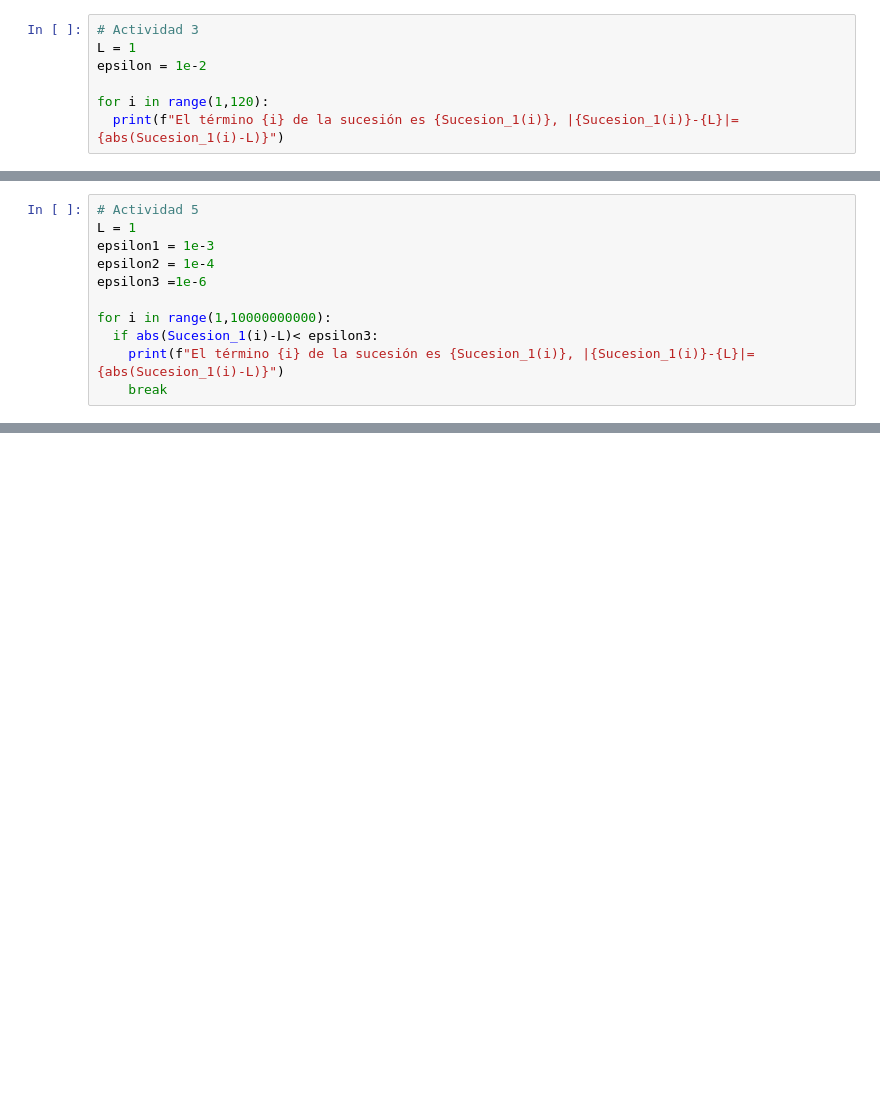
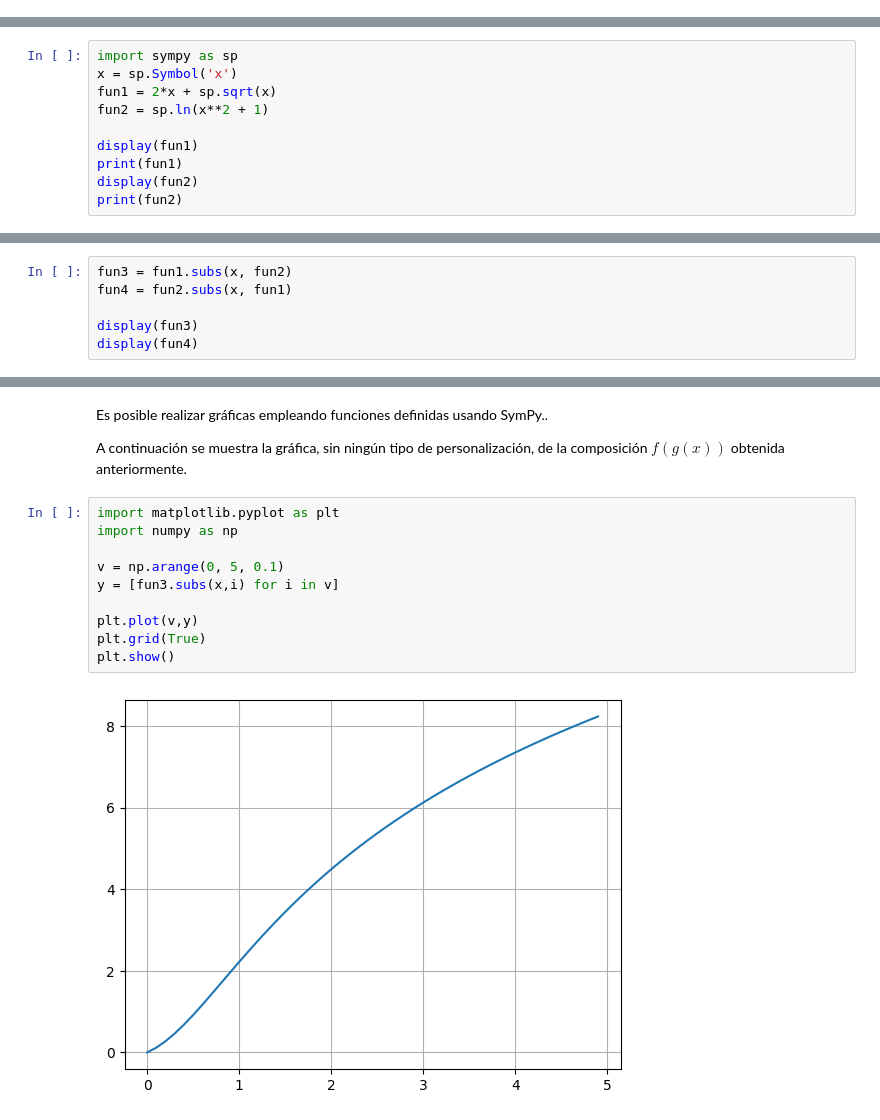
Before and after one commit to matquim/Practicas-Calculo-I, a Jupyter notebook: u2p2.ipynb, the cells around one changed output, grey strips where cells are left out. Drawn from its saved outputs; the diff is of its cells as text; blank space fills up the shorter version.

```diff
--- a/u2p2.ipynb
+++ b/u2p2.ipynb
@@ -169,7 +0,0 @@ scatter(n, Sn)
-# %%
-# Actividad 3
-L = 1
-epsilon = 1e-2
-
-for i in range(1,120):
-  print(f"El término {i} de la sucesión es {Sucesion_1(i)}, |{Sucesion_1(i)}-{L}|={abs(Sucesion_1(i)-L)}")
@@ -185,11 +0,0 @@ for i in range(1,120):
-# %%
-# Actividad 5
-L = 1
-epsilon1 = 1e-3
-epsilon2 = 1e-4
-epsilon3 =1e-6
-
-for i in range(1,10000000000):
-  if abs(Sucesion_1(i)-L)< epsilon3:
-    print(f"El término {i} de la sucesión es {Sucesion_1(i)}, |{Sucesion_1(i)}-{L}|={abs(Sucesion_1(i)-L)}")
-    break
@@ -219,0 +9,10 @@ a) $\displaystyle S_n =$
+# %%
+import sympy as sp
+x = sp.Symbol('x')
+fun1 = 2*x + sp.sqrt(x)
+fun2 = sp.ln(x**2 + 1)
+
+display(fun1)
+print(fun1)
+display(fun2)
+print(fun2)
@@ -219,0 +176,6 @@ a) $\displaystyle S_n =$
+# %%
+fun3 = fun1.subs(x, fun2)
+fun4 = fun2.subs(x, fun1)
+
+display(fun3)
+display(fun4)
@@ -219,0 +224,16 @@ a) $\displaystyle S_n =$
+# %% [markdown]
+Es posible realizar gráficas empleando funciones definidas usando SymPy..
+
+A continuación se muestra la gráfica, sin ningún tipo de personalización, de la composición $f(g(x))$ obtenida anteriormente.
+# %%
+import matplotlib.pyplot as plt
+import numpy as np
+
+v = np.arange(0, 5, 0.1)
+y = [fun3.subs(x,i) for i in v]
+
+plt.plot(v,y)
+plt.grid(True)
+plt.show()
+# %% [output]
+[figure, added]
```
Also changed, not shown: parts of 54 cells of this notebook, 4 other files.
